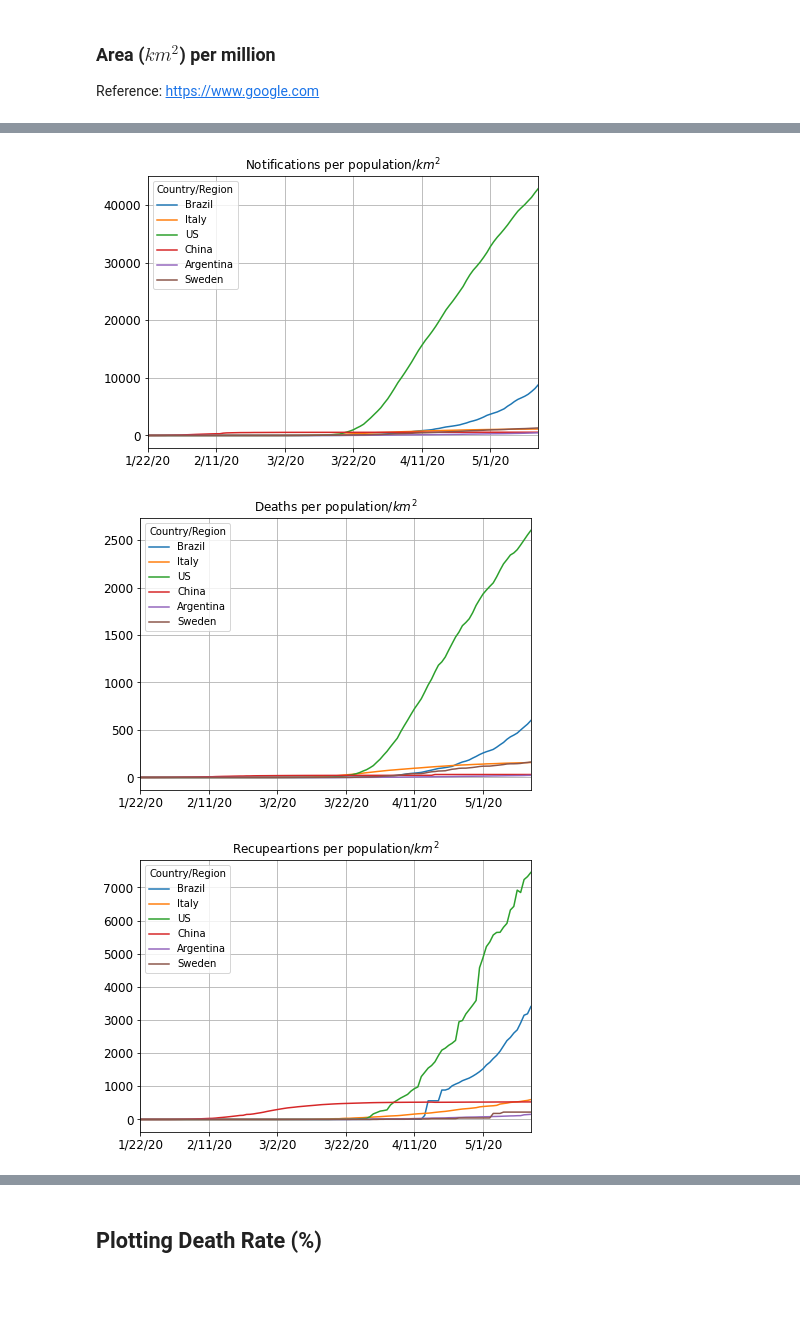
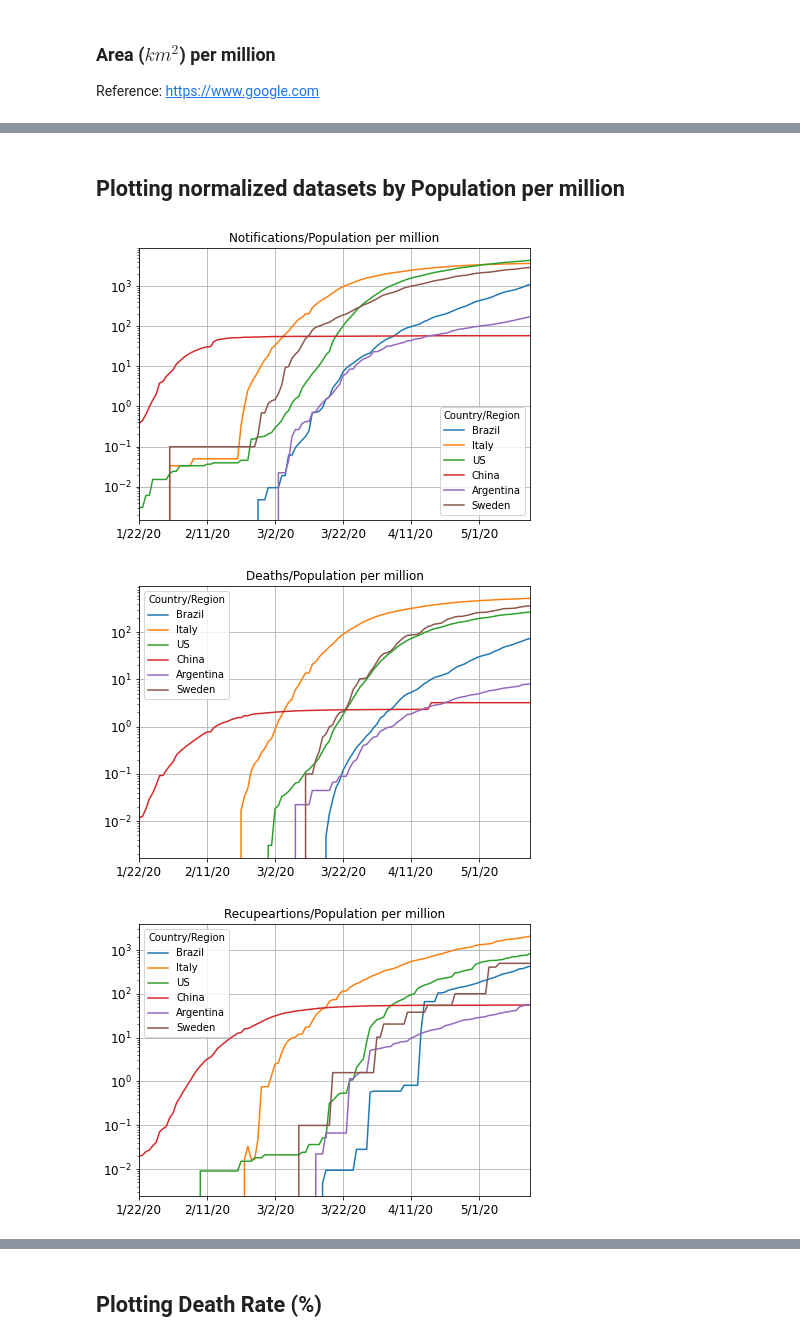
Before and after one commit to matheusAltomare/COVID19-Time-Series-Analysis, a Jupyter notebook: covid19_time_series_analysis.ipynb, the cells around one changed output, grey strips where cells are left out. Saved outputs shown, nothing was run; the diff lists cells and outputs as text; code cells hidden in the pictures; blank space fills up the shorter version.

```diff
--- a/covid19_time_series_analysis.ipynb
+++ b/covid19_time_series_analysis.ipynb
@@ -46,0 +57,3 @@ areaKm2_per_million = {'Brazil': 8.516000 , 'Italy': 0.301338, 'US': 9.834000,
+# %%
+density = {key:population_per_million[key]/areaKm2_per_million[key] for key in population_per_million.keys()}
+density
@@ -46,0 +74,17 @@ areaKm2_per_million = {'Brazil': 8.516000 , 'Italy': 0.301338, 'US': 9.834000,
+# %%
+for df_key in df_dict.keys():
+    plt.Figure()
+    (df_dict[df_key][population_per_million.keys()]/list(density.values())).plot(
+                                                        figsize=(7,5),
+                                                        logy=True,
+                                                        title=f'{df_key}/Population Density',
+                                                        grid=True,
+                                                        fontsize=12)
+
+    try:
+        plt.savefig(f'results/{df_key}_normalized_density.png', transparent=True)
+    except:
+        os.system('mkdir results')
+        plt.savefig(f'results/{df_key}_normalized_density.png', transparent=True)
+
+    plt.show()
@@ -47,21 +95,23 @@ areaKm2_per_million = {'Brazil': 8.516000 , 'Italy': 0.301338, 'US': 9.834000,
+# %% [markdown]
+## Plotting normalized datasets by Population per million
 # %%
 for df_key in df_dict.keys():
     plt.Figure()
-    (df_dict[df_key][population_per_million.keys()]/list(population_per_million.values())*list(areaKm2_per_million.values())).plot(
+    (df_dict[df_key][population_per_million.keys()]/list(population_per_million.values())).plot(
                                                         figsize=(7,5),
-                                                        #logy=True,
-                                                        title=f'{df_key} per population/$km^2$',
+                                                        logy=True,
+                                                        title=f'{df_key}/Population per million',
                                                         grid=True,
                                                         fontsize=12)
 
     try:
-        plt.savefig(f'covid19Results/{df_key}_per_density_arithmetic_scale.jpeg', transparent=True)
+        plt.savefig(f'results/{df_key}_normalized_population.png', transparent=True)
     except:
-        os.system('mkdir covid19Results')
-        plt.savefig(f'covid19Results/{df_key}_per_density_arithmetic_scale.jpeg', transparent=True)
+        os.system('mkdir results')
+        plt.savefig(f'results/{df_key}_normalized_population.png', transparent=True)
 
     plt.show()
 # %% [output]
-[figure, old version]
+[figure, new version]
-[figure, old version]
+[figure, new version]
-[figure, old version]
+[figure, new version]
```
Also changed, not shown: parts of 18 cells of this notebook, 16 other files.
